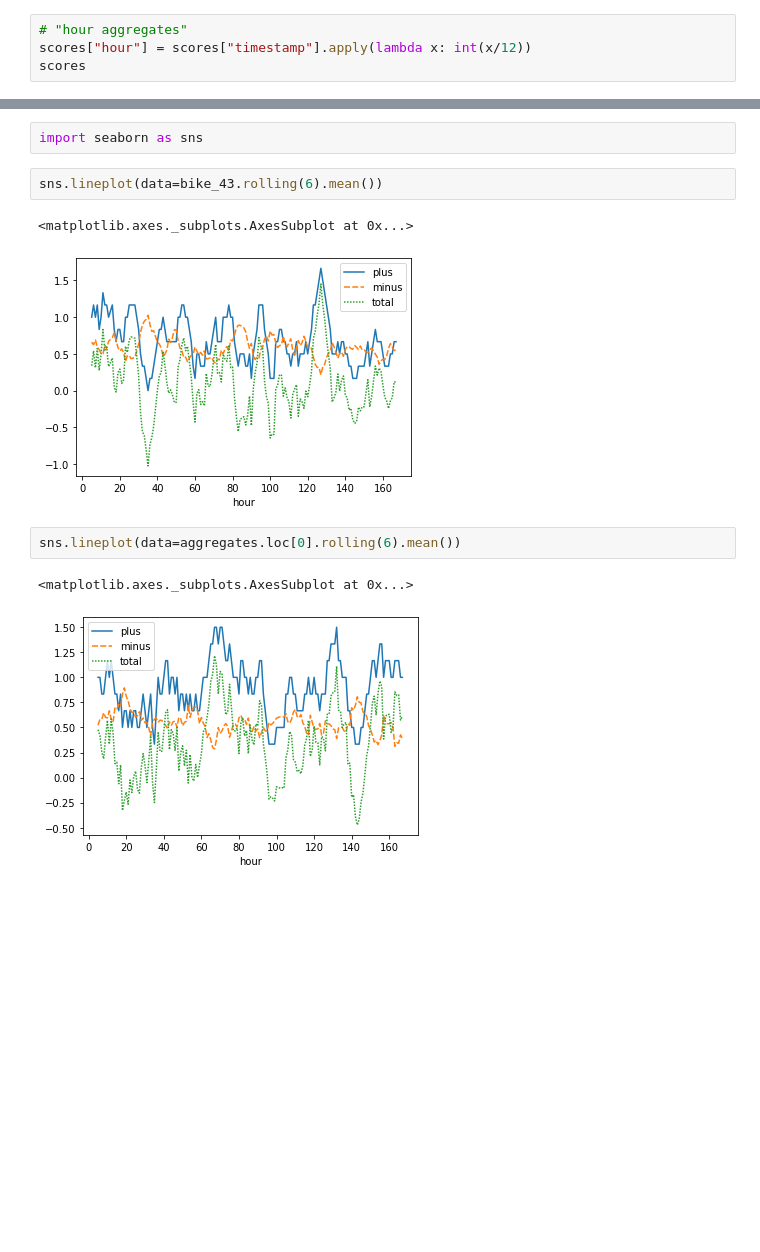
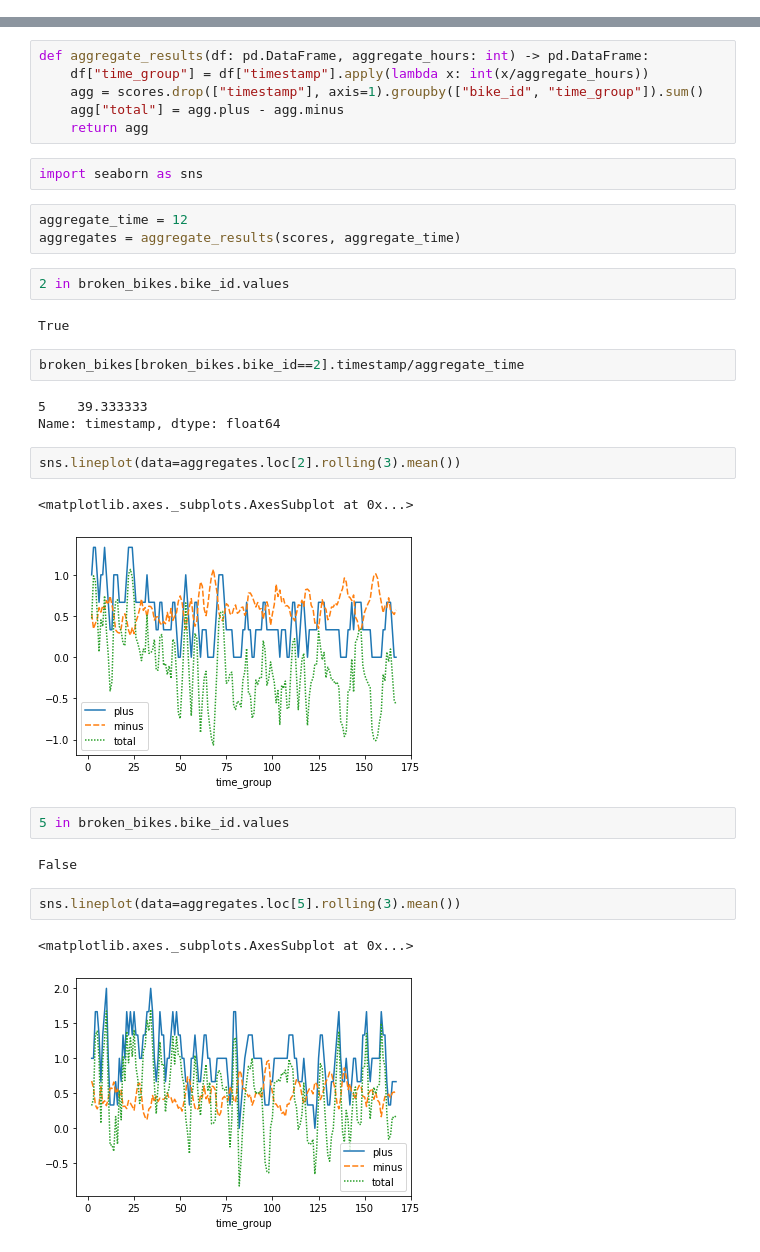
Before and after one commit to WojtekHe/bikes_simulation, a Jupyter notebook: simulation_inferring.ipynb, the cells around one changed output, grey strips where cells are left out. Drawn from its saved outputs; the diff is of its cells as text; blank space fills up the shorter version.

```diff
--- a/simulation_inferring.ipynb
+++ b/simulation_inferring.ipynb
@@ -38,4 +20,0 @@ broken_bikes.head(20)
-# %%
-# "hour aggregates"
-scores["hour"] = scores["timestamp"].apply(lambda x: int(x/12))
-scores
@@ -76,12 +40,34 @@ bike_43 = aggregates.loc[43]
+# %%
+def aggregate_results(df: pd.DataFrame, aggregate_hours: int) -> pd.DataFrame:
+    df["time_group"] = df["timestamp"].apply(lambda x: int(x/aggregate_hours))
+    agg = scores.drop(["timestamp"], axis=1).groupby(["bike_id", "time_group"]).sum()
+    agg["total"] = agg.plus - agg.minus
+    return agg
 # %%
 import seaborn as sns
+# %%
+aggregate_time = 12
+aggregates = aggregate_results(scores, aggregate_time)
+# %%
+2 in broken_bikes.bike_id.values
+# %% [output]
+True
+# %%
+broken_bikes[broken_bikes.bike_id==2].timestamp/aggregate_time
+# %% [output]
+5    39.333333
+Name: timestamp, dtype: float64
 # %%
-sns.lineplot(data=bike_43.rolling(6).mean())
+sns.lineplot(data=aggregates.loc[2].rolling(3).mean())
 # %% [output]
 <matplotlib.axes._subplots.AxesSubplot at 0x...>
-[figure, old version]
+[figure, new version]
+# %%
+5 in broken_bikes.bike_id.values
+# %% [output]
+False
 # %%
-sns.lineplot(data=aggregates.loc[0].rolling(6).mean())
+sns.lineplot(data=aggregates.loc[5].rolling(3).mean())
 # %% [output]
 <matplotlib.axes._subplots.AxesSubplot at 0x...>
-[figure, old version]
+[figure, new version]
```
Also changed, not shown: parts of 14 cells of this notebook.
